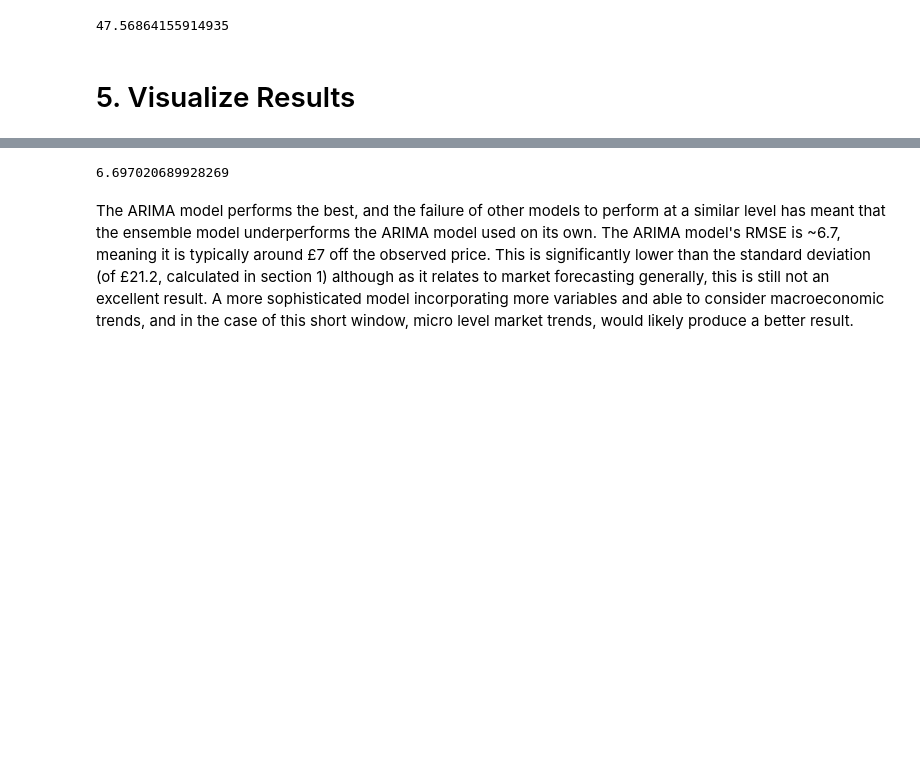
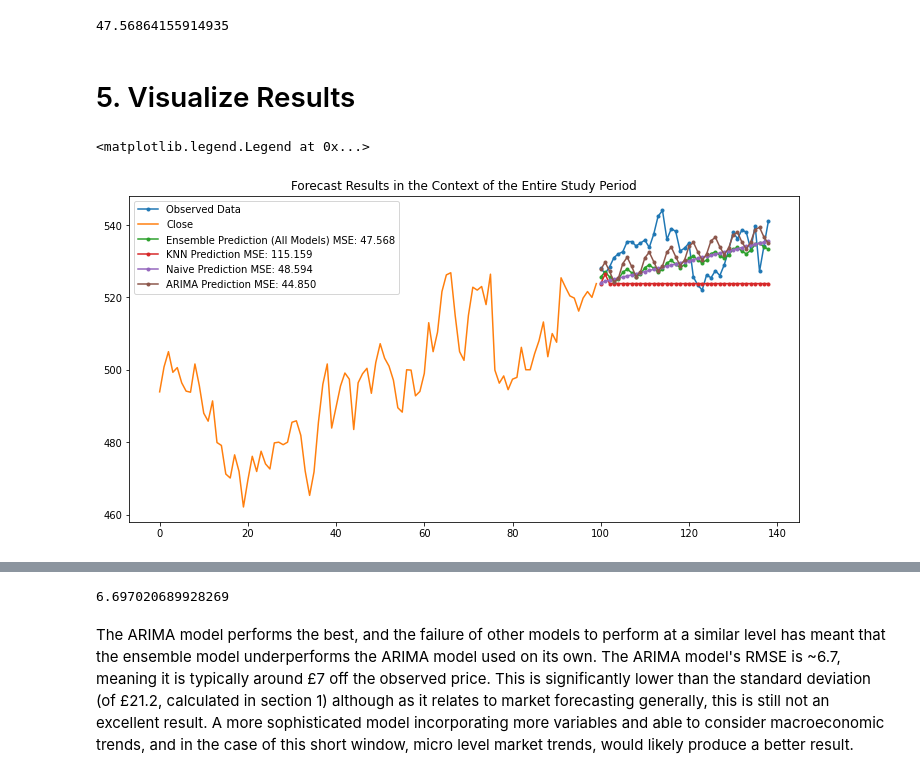
Before and after one commit to ucesqva/SocGenSubmissions, a Jupyter notebook: SocGen_financial_model_Aguilera/SocGen Forecasting Model.ipynb, the cells around one changed output, grey strips where cells are left out. Drawn from its saved outputs; the diff is of its cells as text; code cells hidden in the pictures; blank space fills up the shorter version.

```diff
--- a/SocGen_financial_model_Aguilera/SocGen Forecasting Model.ipynb
+++ b/SocGen_financial_model_Aguilera/SocGen Forecasting Model.ipynb
@@ -342,5 +347,20 @@ ensemble_pred = pd.Series(ensemble_pred, index=test[:len(test)].index)
 arima_pred = pd.Series(arima_pred, index=test[:len(test)].index)
 # %% [markdown]
 <h1>5. Visualize Results</h1>
+# %%
+fig, ax = plt.subplots(1, 1, figsize=(12, 6))
+plt.title('Forecast Results in the Context of the Entire Study Period')
+plt.ylabel("Value (£)")
+plt.xlabel("Day of Study")
+test.plot(ax=ax, label='Observed Data', style='.-')
+train.plot()
+ensemble_pred.plot(ax=ax, label='Ensemble Prediction (All Models) MSE: 47.568', style='.-')
+knn_pred.plot(ax=ax, label='KNN Prediction MSE: 115.159', style='.-')
+nf_pred.plot(ax=ax, label='Naive Prediction MSE: 48.594', style='.-')
+arima_pred.plot(ax=ax, label='ARIMA Prediction MSE: 44.850', style='.-')
+plt.legend()
+# %% [output]
+<matplotlib.legend.Legend at 0x...>
+[figure, added]
 # %%
 fig, ax = plt.subplots(1, 1, figsize=(12, 6))
```
Also changed, not shown: parts of 8 cells of this notebook.
